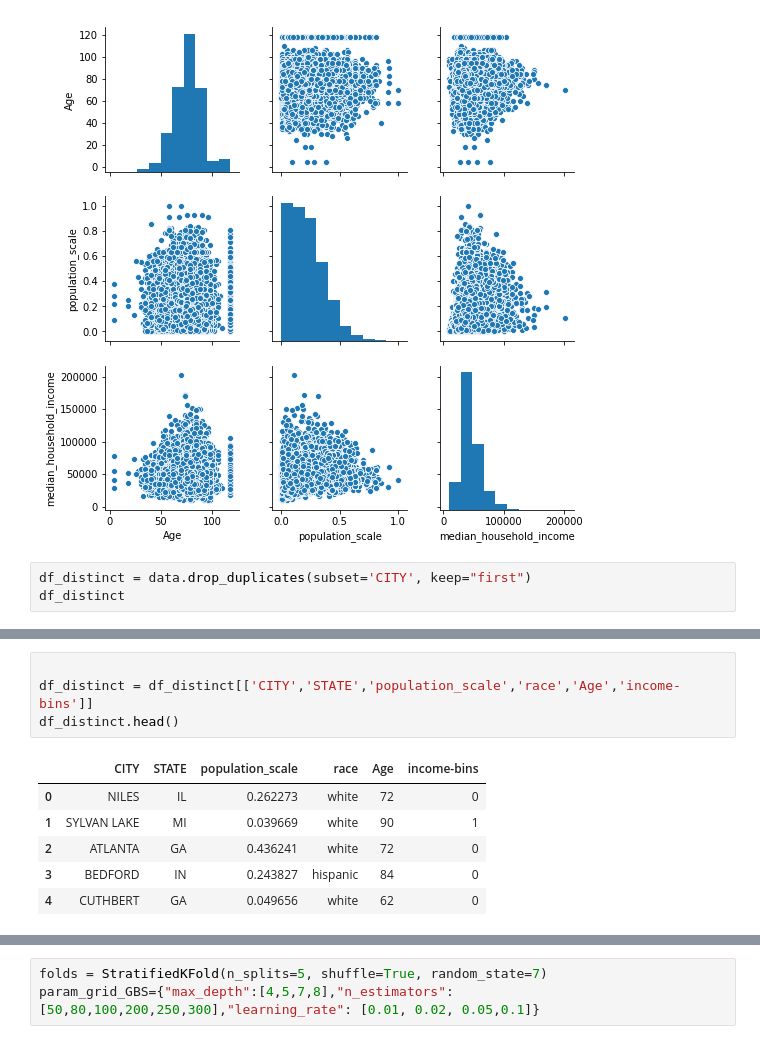
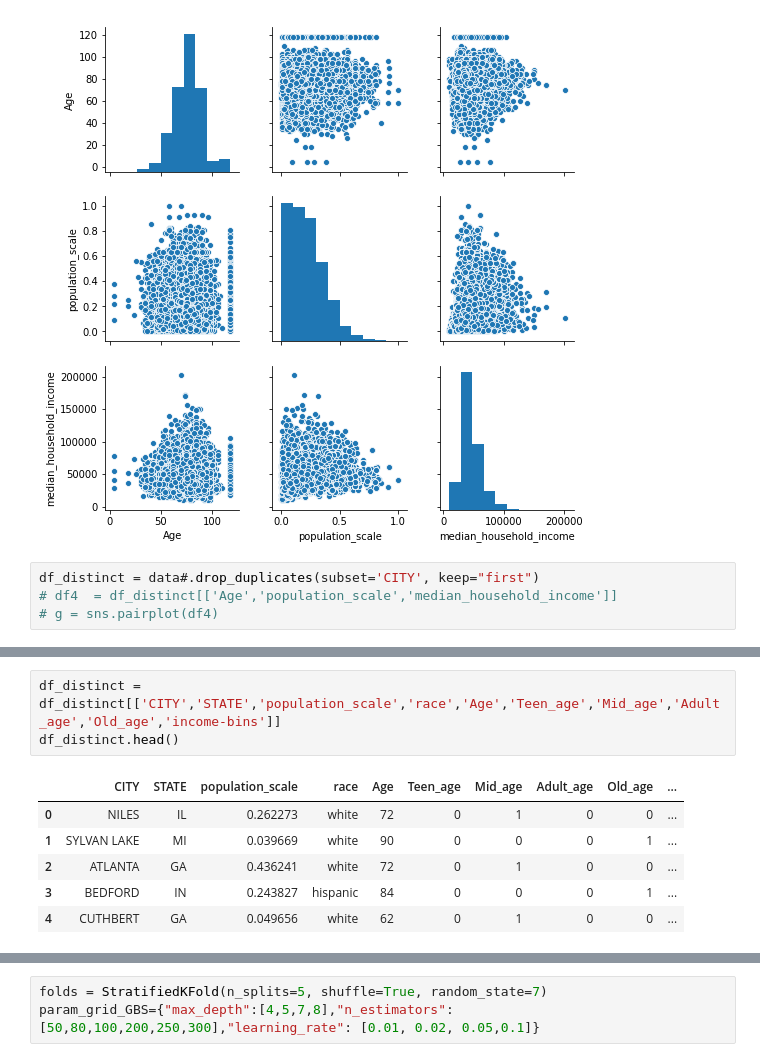
Before and after one commit to huzefakhan/ML-Project, a Jupyter notebook: SybridDataAnalysis.ipynb, the cells around one changed output, grey strips where cells are left out. Saved outputs shown, nothing was run; the diff lists cells and outputs as text.

```diff
--- a/SybridDataAnalysis.ipynb
+++ b/SybridDataAnalysis.ipynb
@@ -187,5 +196,6 @@ g = sns.pairplot(df1)
 # %% [output]
 [figure]
 # %%
-df_distinct = data.drop_duplicates(subset='CITY', keep="first")
-df_distinct
+df_distinct = data#.drop_duplicates(subset='CITY', keep="first")
+# df4  = df_distinct[['Age','population_scale','median_household_income']]
+# g = sns.pairplot(df4)
@@ -226,14 +212,13 @@ data.groupby(["Gender", "income"]).size().unstack().plot(kind='bar', stacked=Tru
 # %%
-
-df_distinct = df_distinct[['CITY','STATE','population_scale','race','Age','income-bins']]
+df_distinct = df_distinct[['CITY','STATE','population_scale','race','Age','Teen_age','Mid_age','Adult_age','Old_age','income-bins']]
 df_distinct.head()
 # %% [output]
-|  | CITY | STATE | population_scale | race | Age | income-bins |
-| 0 | NILES | IL | 0.262273 | white | 72 | 0 |
-| 1 | SYLVAN LAKE | MI | 0.039669 | white | 90 | 1 |
-| 2 | ATLANTA | GA | 0.436241 | white | 72 | 0 |
-| 3 | BEDFORD | IN | 0.243827 | hispanic | 84 | 0 |
-| 4 | CUTHBERT | GA | 0.049656 | white | 62 | 0 |
+|  | CITY | STATE | population_scale | race | Age | Teen_age | Mid_age | Adult_age | Old_age | ... |
+| 0 | NILES | IL | 0.262273 | white | 72 | 0 | 1 | 0 | 0 | ... |
+| 1 | SYLVAN LAKE | MI | 0.039669 | white | 90 | 0 | 0 | 0 | 1 | ... |
+| 2 | ATLANTA | GA | 0.436241 | white | 72 | 0 | 1 | 0 | 0 | ... |
+| 3 | BEDFORD | IN | 0.243827 | hispanic | 84 | 0 | 0 | 0 | 1 | ... |
+| 4 | CUTHBERT | GA | 0.049656 | white | 62 | 0 | 1 | 0 | 0 | ... |
 # %%
 #df_distinct[df_distinct['CITY'].str.contains(" < ")]
 #df_distinct.dropna()
```
Also changed, not shown: parts of 35 cells of this notebook.
